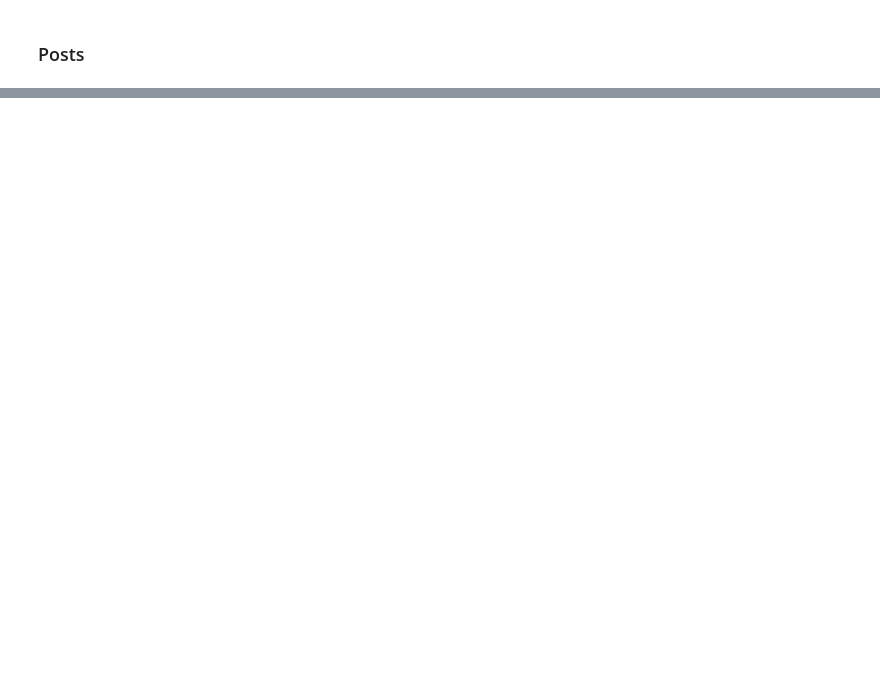
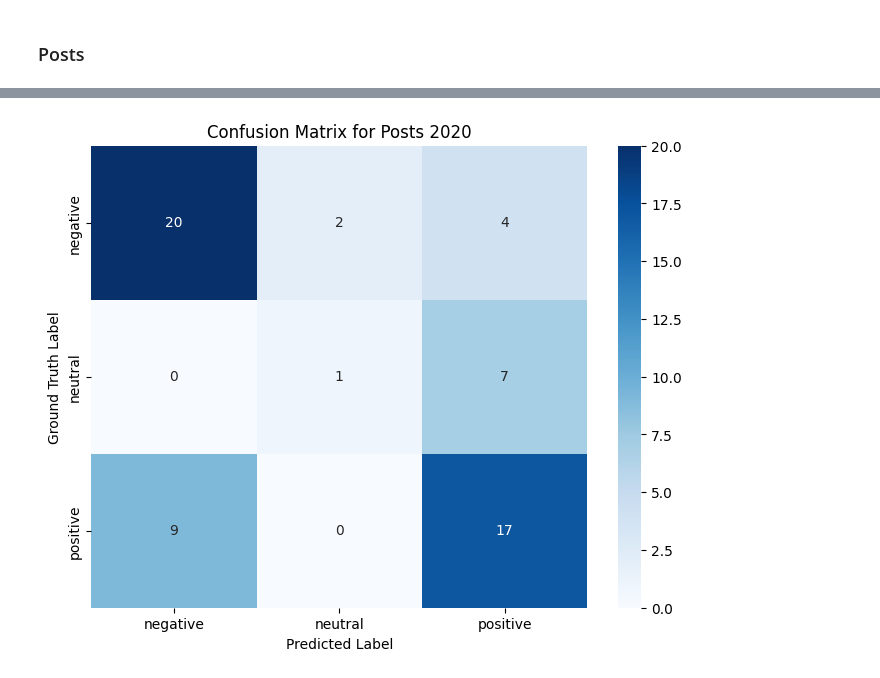
Before and after one commit to gckang/nlp-reddit-election-posts-proj, a Jupyter notebook: new_finetune_bert.ipynb, the cells around one changed output, grey strips where cells are left out. Drawn from its saved outputs; the diff is of its cells as text; code cells hidden in the pictures; blank space fills up the shorter version.

```diff
--- a/new_finetune_bert.ipynb
+++ b/new_finetune_bert.ipynb
@@ -226,10 +248,12 @@ plt.show()
 # %% [markdown]
 ### Posts
 # %%
-pdf2020 = relabel('./data/labeled_posts_2020.csv')
-pdf2024 = relabel('./data/labeled_posts_2024.csv')
+pdf2020_all = relabel('./data/r_labeled_posts_2020.csv')
+pdf2024_all = relabel('./data/r_labeled_posts_2024.csv')
+pdf2020 = pdf2020_all.sample(n=300, random_state = 42)
+pdf2024 = pdf2024_all.sample(n=300, random_state = 42)
+train_dataset, test_dataset = split_data(df2020, df2024)
 
-train_dataset, test_dataset = split_data(df2020, df2024)
 
 train_dataset = train_dataset.map(tokenize_function, batched=True)
 test_dataset = test_dataset.map(tokenize_function, batched=True)
@@ -266,0 +354,25 @@ print(f'Evaluation Log: {eval_log}')
+# %%
+pdf_train_comments = pdf2020.sample(n=int(pdf2020.shape[0] * 0.8), random_state=42)
+pdf_posts_2020 = pd.merge(pdf2020, pdf_train_comments, how='left', indicator=True)
+pdf_posts_2020 = pdf_posts_2020[pdf_posts_2020['_merge'] == 'left_only'].drop(columns=['_merge'])
+test_2020 = Dataset.from_pandas(pdf_posts_2020)
+test_2020 = test_2020.map(tokenize_function, batched=True)
+predictions = trainer.predict(test_2020)
+
+# Extract predicted labels (argmax of the logits)
+pred_labels = np.argmax(predictions.predictions, axis=-1)
+
+# Extract true labels
+true_labels = predictions.label_ids
+
+# Compute the confusion matrix
+cm = confusion_matrix(true_labels, pred_labels)
+
+# Plot the confusion matrix using seaborn
+plt.figure(figsize=(8, 6))
+sns.heatmap(cm, annot=True, fmt='d', cmap='Blues', xticklabels=labels, yticklabels=labels)
+plt.title('Confusion Matrix for Posts 2020')
+plt.xlabel('Predicted Label')
+plt.ylabel('Ground Truth Label')
+plt.show()
+# %% [output]
@@ -266,0 +380 @@ print(f'Evaluation Log: {eval_log}')
+[figure, added]
```
Also changed, not shown: parts of 8 cells of this notebook.
